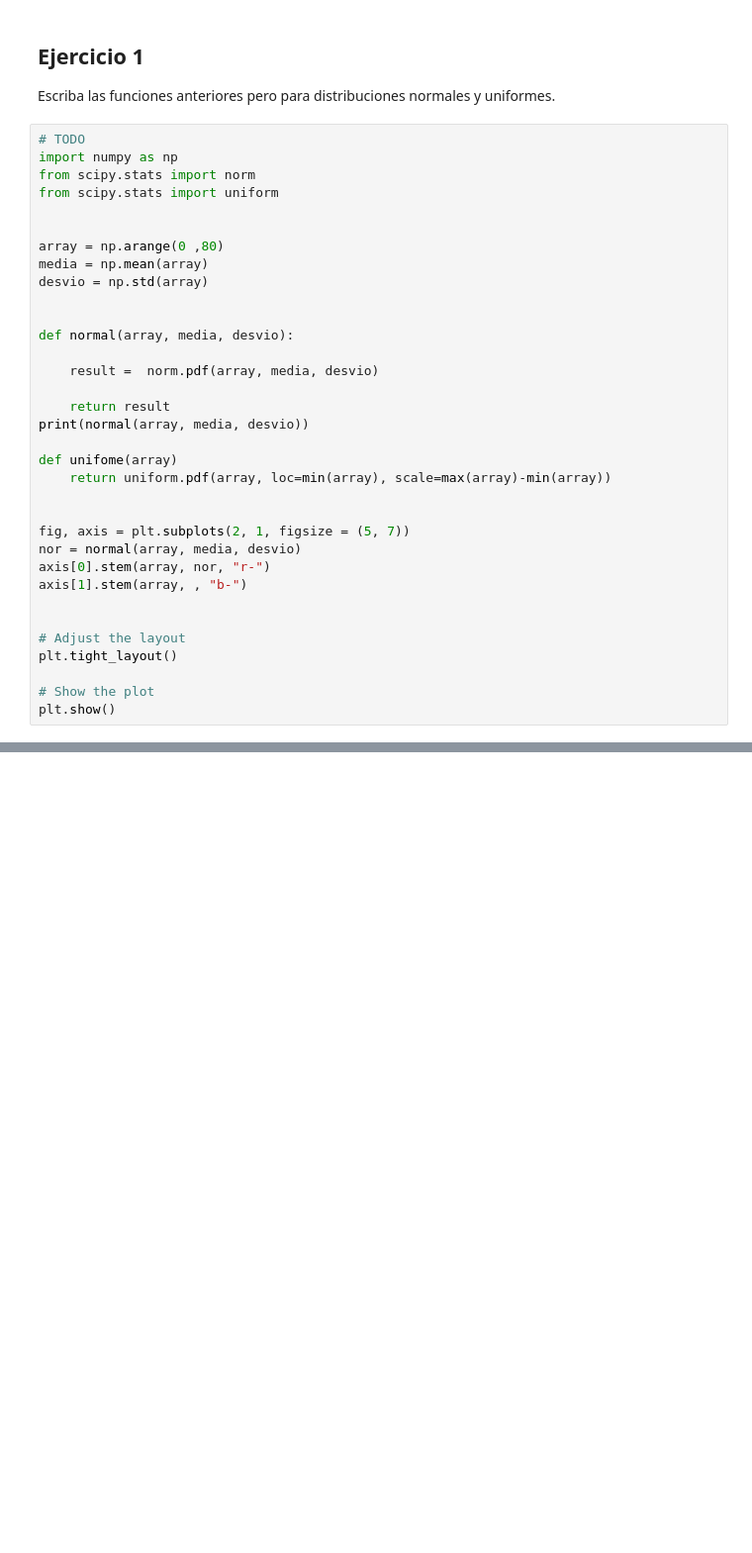
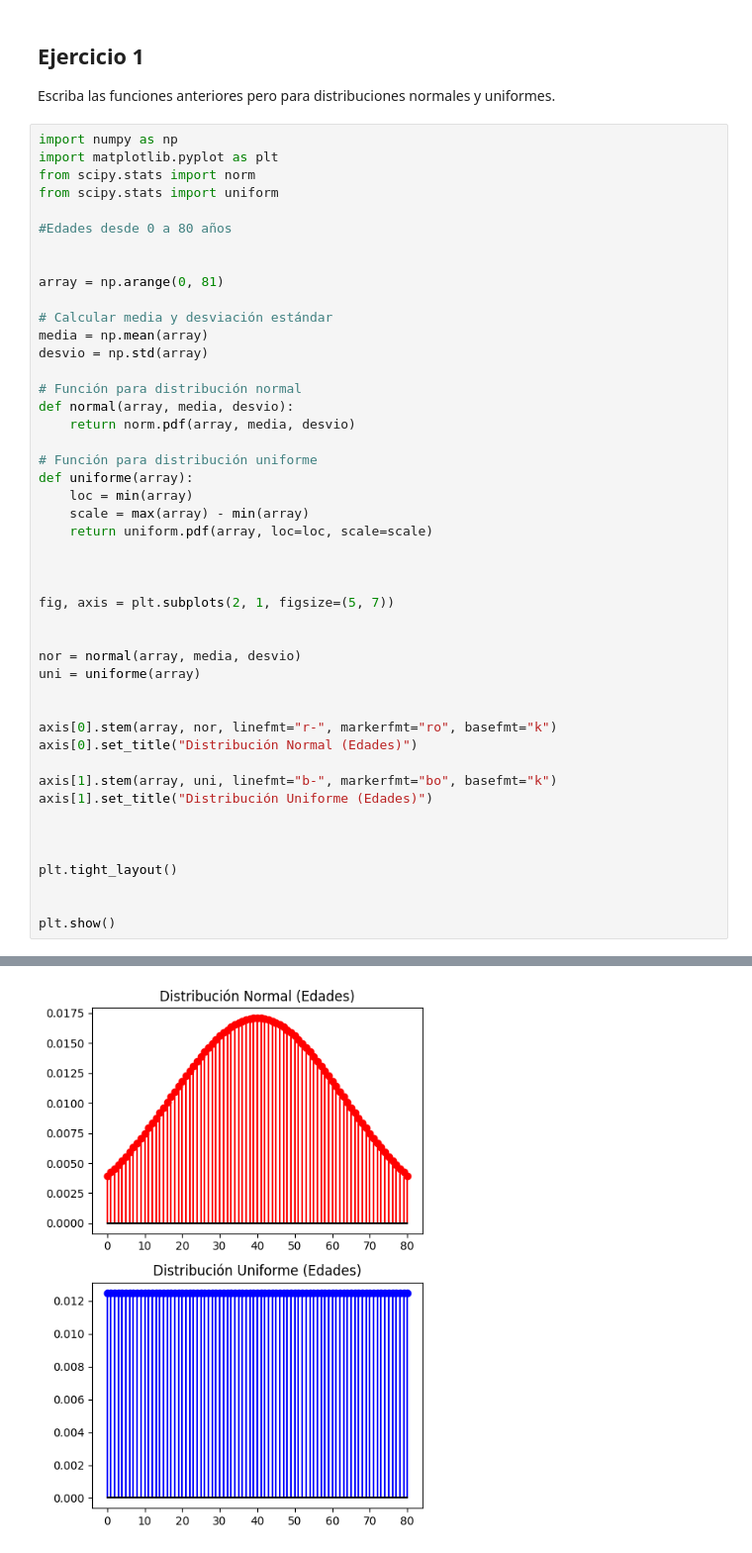
Before and after one commit to 4GeeksAcademy/sl19probability-distribution-exercises-project-with-python, a Jupyter notebook: notebook/problems.es.ipynb, the cells around one changed output, grey strips where cells are left out. Shown at 99% size. Drawn from its saved outputs; the diff is of its cells as text; blank space fills up the shorter version.

```diff
--- a/notebook/problems.es.ipynb
+++ b/notebook/problems.es.ipynb
@@ -86,37 +86,49 @@ plt.show()
 
 Escriba las funciones anteriores pero para distribuciones normales y uniformes.
 # %%
-# TODO
 import numpy as np
+import matplotlib.pyplot as plt
 from scipy.stats import norm
 from scipy.stats import uniform
 
+#Edades desde 0 a 80 años
 
-array = np.arange(0 ,80)
+
+array = np.arange(0, 81)
+
+# Calcular media y desviación estándar
 media = np.mean(array)
 desvio = np.std(array)
 
+# Función para distribución normal
+def normal(array, media, desvio):
+    return norm.pdf(array, media, desvio)
 
-def normal(array, media, desvio):
-
-    result =  norm.pdf(array, media, desvio)
-
-    return result
-print(normal(array, media, desvio))
-
-def unifome(array)
-    return uniform.pdf(array, loc=min(array), scale=max(array)-min(array))
+# Función para distribución uniforme
+def uniforme(array):
+    loc = min(array)
+    scale = max(array) - min(array)
+    return uniform.pdf(array, loc=loc, scale=scale)
 
 
-fig, axis = plt.subplots(2, 1, figsize = (5, 7))
-nor = normal(array, media, desvio)
-axis[0].stem(array, nor, "r-")
-axis[1].stem(array, , "b-")
+
+fig, axis = plt.subplots(2, 1, figsize=(5, 7))
 
 
-# Adjust the layout
+nor = normal(array, media, desvio)
+uni = uniforme(array)
+
+
+axis[0].stem(array, nor, linefmt="r-", markerfmt="ro", basefmt="k")
+axis[0].set_title("Distribución Normal (Edades)")
+
+axis[1].stem(array, uni, linefmt="b-", markerfmt="bo", basefmt="k")
+axis[1].set_title("Distribución Uniforme (Edades)")
+
+
+
 plt.tight_layout()
 
-# Show the plot
+
 plt.show()
 # %% [output]
@@ -123,0 +135 @@ SyntaxError: invalid syntax (1698870575.py, line 26)
+[figure, added]
```
Also changed, not shown: parts of 1 cell of this notebook.
